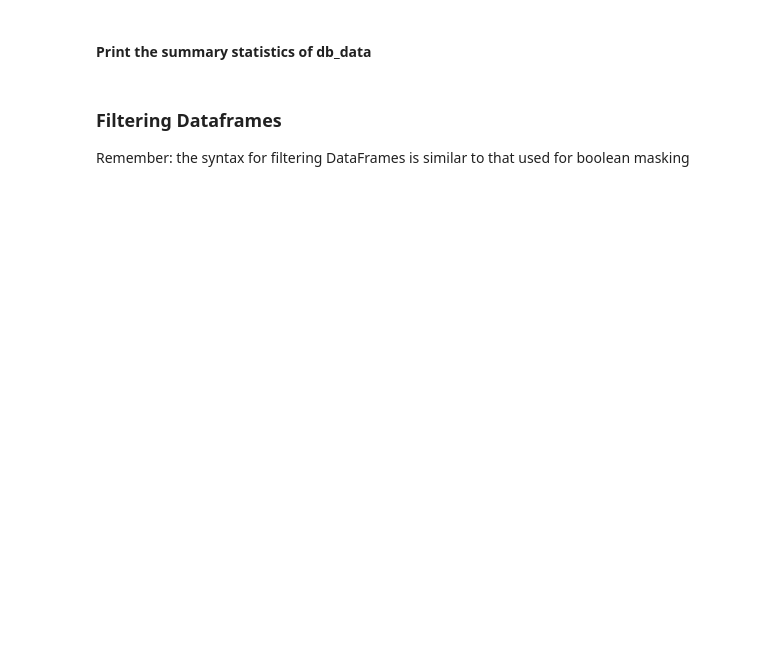
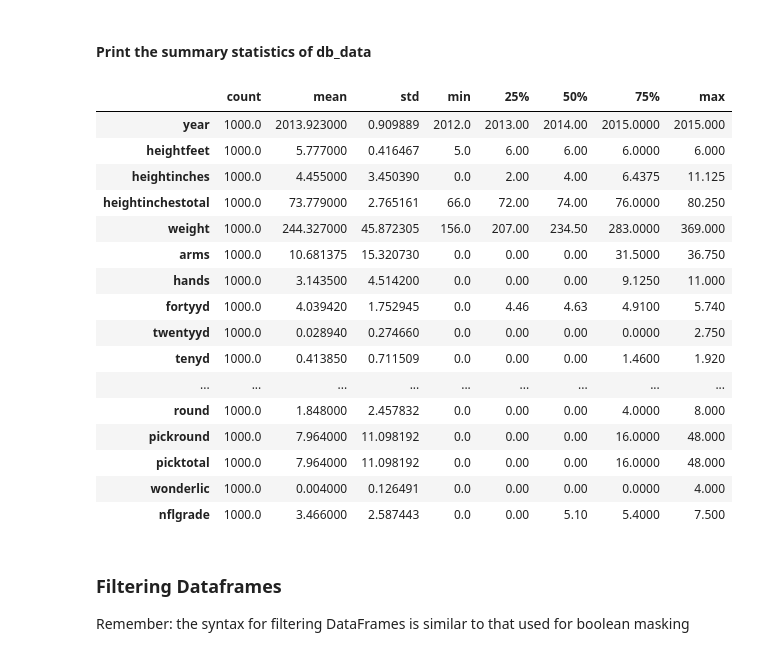
Before and after one commit to karthikvadlamani/karthikvadlamani, a Jupyter notebook: basics/[Exercises-2&3]Pandas-Handling-Nulls-and-Filtering.ipynb, the cells around one changed output. Cells and saved outputs as stored; diff of their text form; code cells hidden in the pictures; blank space fills up the shorter version.

```diff
--- a/basics/[Exercises-2&3]Pandas-Handling-Nulls-and-Filtering.ipynb
+++ b/basics/[Exercises-2&3]Pandas-Handling-Nulls-and-Filtering.ipynb
@@ -75,2 +174,4 @@ Remember to input your username and password
+# %%
+db_data = pd.read_csv('../datasets/nfl_combine.csv')
 # %%
 db_data.head()
@@ -85,5 +242,25 @@ db_data.head()
 # %% [markdown]
 #### Print the summary statistics of db_data
+# %%
+db_data.describe().T
+# %% [output]
+|  | count | mean | std | min | 25% | 50% | 75% | max |
+| year | 1000.0 | 2013.923000 | 0.909889 | 2012.0 | 2013.00 | 2014.00 | 2015.0000 | 2015.000 |
+| heightfeet | 1000.0 | 5.777000 | 0.416467 | 5.0 | 6.00 | 6.00 | 6.0000 | 6.000 |
+| heightinches | 1000.0 | 4.455000 | 3.450390 | 0.0 | 2.00 | 4.00 | 6.4375 | 11.125 |
+| heightinchestotal | 1000.0 | 73.779000 | 2.765161 | 66.0 | 72.00 | 74.00 | 76.0000 | 80.250 |
+| weight | 1000.0 | 244.327000 | 45.872305 | 156.0 | 207.00 | 234.50 | 283.0000 | 369.000 |
+| arms | 1000.0 | 10.681375 | 15.320730 | 0.0 | 0.00 | 0.00 | 31.5000 | 36.750 |
+| hands | 1000.0 | 3.143500 | 4.514200 | 0.0 | 0.00 | 0.00 | 9.1250 | 11.000 |
+| fortyyd | 1000.0 | 4.039420 | 1.752945 | 0.0 | 4.46 | 4.63 | 4.9100 | 5.740 |
+| twentyyd | 1000.0 | 0.028940 | 0.274660 | 0.0 | 0.00 | 0.00 | 0.0000 | 2.750 |
+| tenyd | 1000.0 | 0.413850 | 0.711509 | 0.0 | 0.00 | 0.00 | 1.4600 | 1.920 |
+| ... | ... | ... | ... | ... | ... | ... | ... | ... |
+| round | 1000.0 | 1.848000 | 2.457832 | 0.0 | 0.00 | 0.00 | 4.0000 | 8.000 |
+| pickround | 1000.0 | 7.964000 | 11.098192 | 0.0 | 0.00 | 0.00 | 16.0000 | 48.000 |
+| picktotal | 1000.0 | 7.964000 | 11.098192 | 0.0 | 0.00 | 0.00 | 16.0000 | 48.000 |
+| wonderlic | 1000.0 | 0.004000 | 0.126491 | 0.0 | 0.00 | 0.00 | 0.0000 | 4.000 |
+| nflgrade | 1000.0 | 3.466000 | 2.587443 | 0.0 | 0.00 | 5.10 | 5.4000 | 7.500 |
 # %% [markdown]
 ### Filtering Dataframes
 
```
Also changed, not shown: parts of 28 cells of this notebook, 3 other files.
